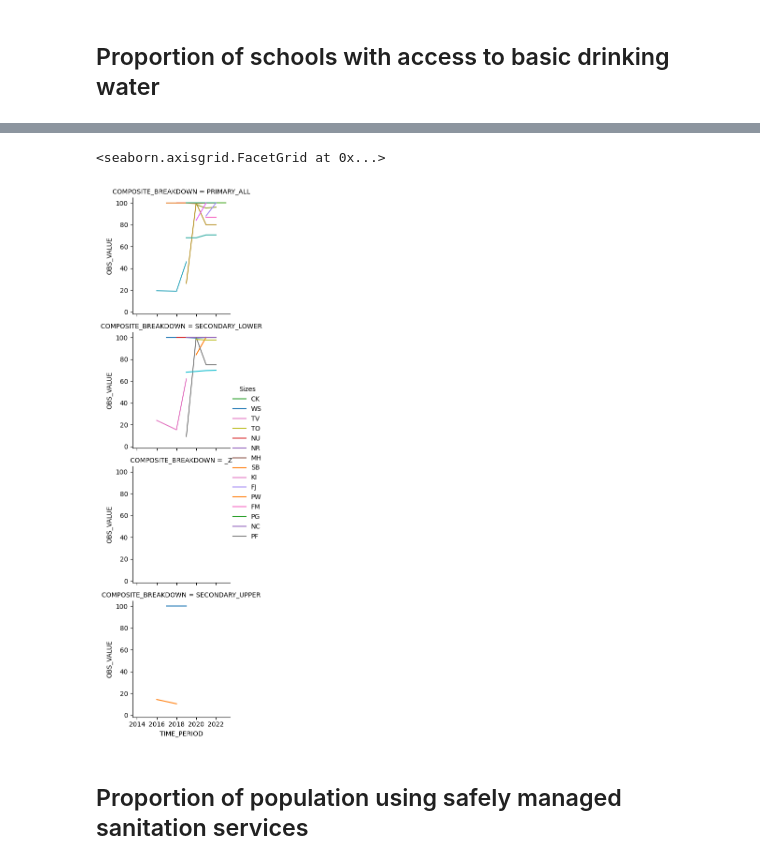
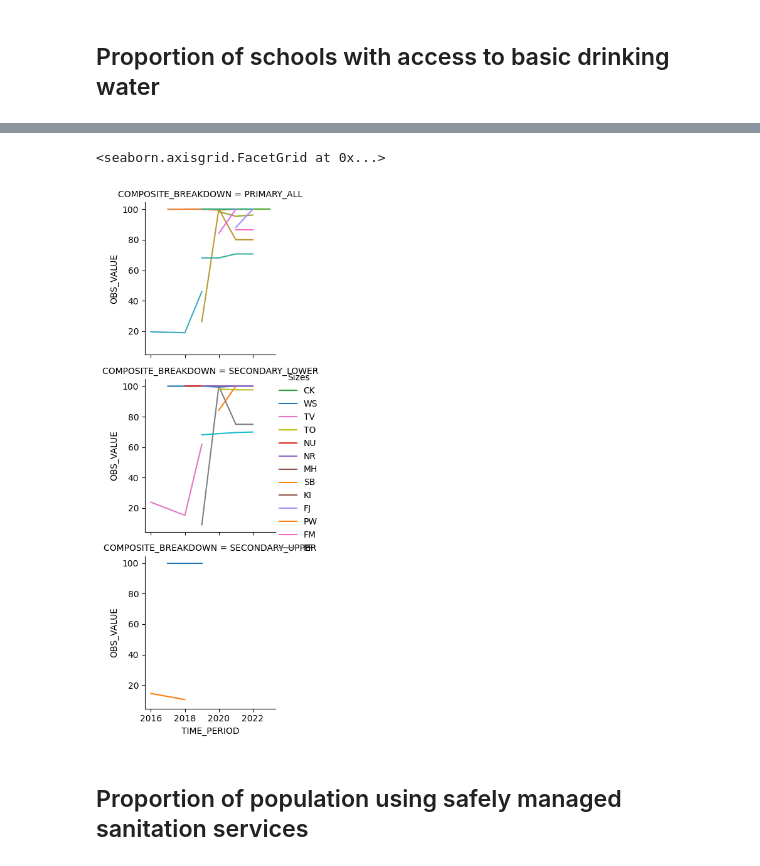
Before and after one commit to lacanlale/pacific-dataviz-2025, a Jupyter notebook: notebooks/Exploration.ipynb, the cells around one changed output, grey strips where cells are left out. Saved outputs shown, nothing was run; the diff lists cells and outputs as text; code cells hidden in the pictures.

```diff
--- a/notebooks/Exploration.ipynb
+++ b/notebooks/Exploration.ipynb
@@ -425,15 +422,19 @@ school_h20_access_df.head(20).sort_values(by=["GEO_PICT","TIME_PERIOD","REPORTIN
 # %%
-g = sns.FacetGrid(school_h20_access_df, col="COMPOSITE_BREAKDOWN", col_wrap = 1)
+g = sns.FacetGrid(
+    school_h20_access_df[school_h20_access_df["COMPOSITE_BREAKDOWN"] != "_Z"],
+    col="COMPOSITE_BREAKDOWN",
+    col_wrap = 1
+)
 g.map_dataframe(
     sns.lineplot,
     x="TIME_PERIOD",
     y="OBS_VALUE",
     hue="GEO_PICT"
 )
 g.add_legend(title='Sizes')
 # %% [output]
 <seaborn.axisgrid.FacetGrid at 0x...>
-[figure, old version]
+[figure, new version]
 # %% [markdown]
 ## Proportion of population using safely managed sanitation services
 # %%
```
Also changed, not shown: parts of 3 cells of this notebook, 1 other file.
